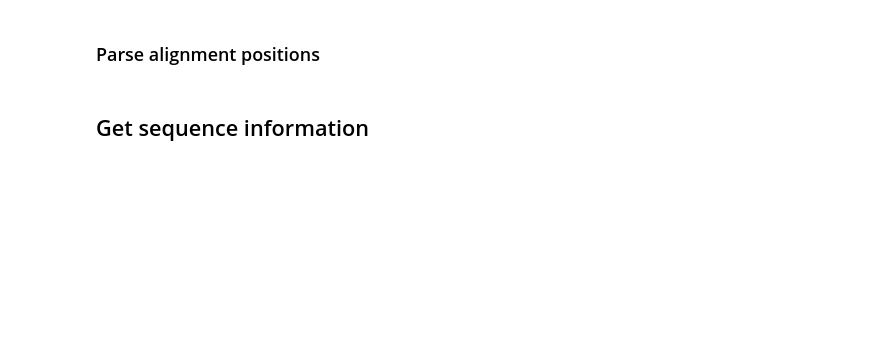
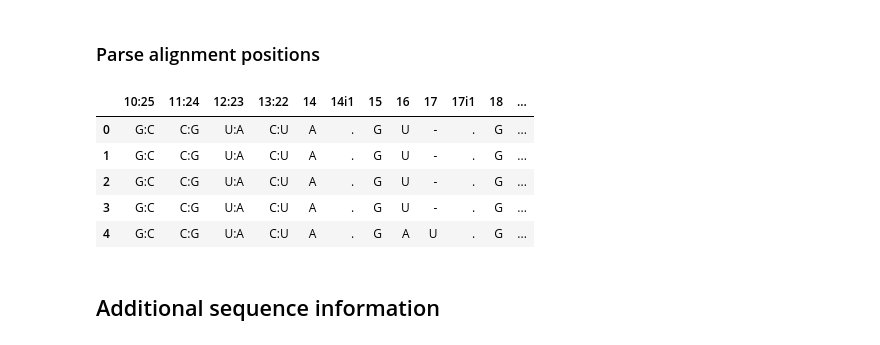
Before and after one commit to bylin/euk-features, a Jupyter notebook: notebooks/euk-tRNAs.ipynb, the cells around one changed output. Drawn from its saved outputs; the diff is of its cells as text; code cells hidden in the pictures; blank space fills up the shorter version.

Commit message:
additional sequence info

```diff
--- a/notebooks/euk-tRNAs.ipynb
+++ b/notebooks/euk-tRNAs.ipynb
@@ -59,31 +59,38 @@ isotypes = ['Ala']
 identities = pd.DataFrame()
 
 for isotype in isotypes:
   alignment = 'alignments/euk-' + isotype + '.sto'
   # get positions
   alignment_fhandle = open(alignment)
   positions = [] # list containing each position in the tRNA
   # first, get secondary structure
   for line in alignment_fhandle:
     if line[0:12] == '#=GC SS_cons':
       ss = line.strip().split()[-1]
   # parse secondary structure into regions and positions
   positions = annotate_positions(ss)
   # get counts for each position by parsing Stockholm file
   alignment_fhandle = open(alignment)
   for line in alignment_fhandle:
     if line[0] in ["#", '\n', '/']: continue
     seqname, seq = line.strip().split()
     species = re.split('_|\\.trna', seqname, 1)[0]
     if any(species_table.shortname == species): row = species_table[species_table.shortname == species]
     elif any(species_table.name == species): row = species_table[species_table.name == species]
     elif any(species_table.name.apply(lambda x: bool(re.search(species, x)))): row = species_table[species_table.name.apply(lambda x: bool(re.search(species, x)))]
     else: continue # skip species that need too much babying
     domain = row.domain.values[0]
     clade = row.clade.values[0]
     species_long = row.longname.values[0]
-    trna = {'domain': domain, 'clade': clade, 'species': species, 'species_long': species_long, 'seqname': seqname}
+    trna = {'domain': domain, 'clade': clade, 'species': species, 'species_long': species_long, 'seqname': seqname, 'isotype': isotype}
     trna = {**trna, **{sprinzl: base for sprinzl, base in position_base(positions, seq)}}
     identities = identities.append([trna], ignore_index=True)
 
 identities.head()
+# %% [output]
+|  | 10:25 | 11:24 | 12:23 | 13:22 | 14 | 14i1 | 15 | 16 | 17 | 17i1 | 18 | ... |
+| 0 | G:C | C:G | U:A | C:U | A | . | G | U | - | . | G | ... |
+| 1 | G:C | C:G | U:A | C:U | A | . | G | U | - | . | G | ... |
+| 2 | G:C | C:G | U:A | C:U | A | . | G | U | - | . | G | ... |
+| 3 | G:C | C:G | U:A | C:U | A | . | G | U | - | . | G | ... |
+| 4 | G:C | C:G | U:A | C:U | A | . | G | A | U | . | G | ... |
@@ -90,2 +99,2 @@ identities.head()
 # %% [markdown]
-## Get sequence information
+## Additional sequence information
```
Also changed, not shown: parts of 5 cells of this notebook.
